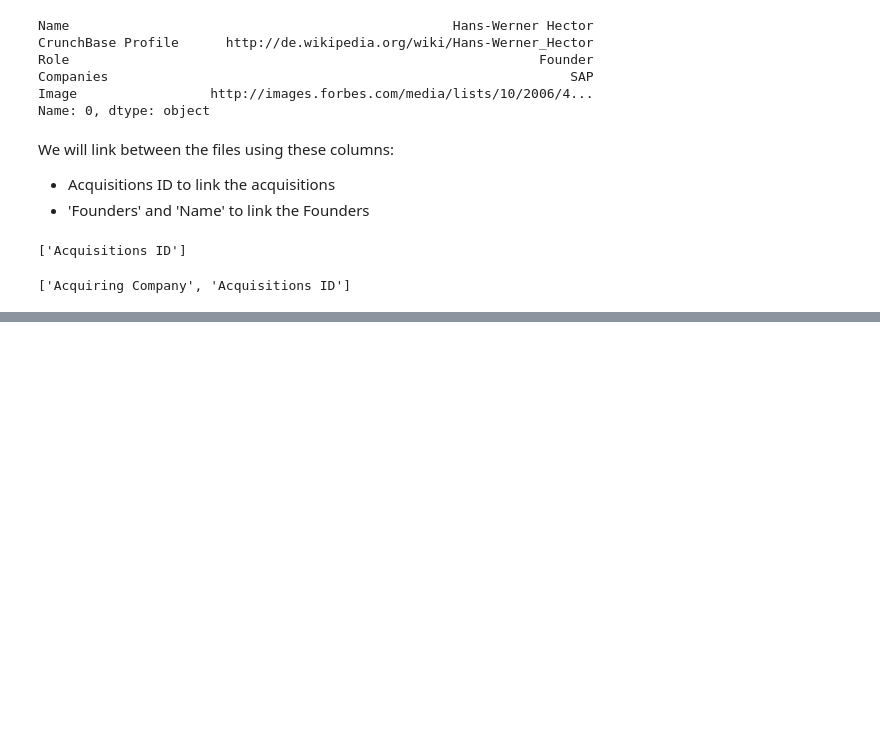
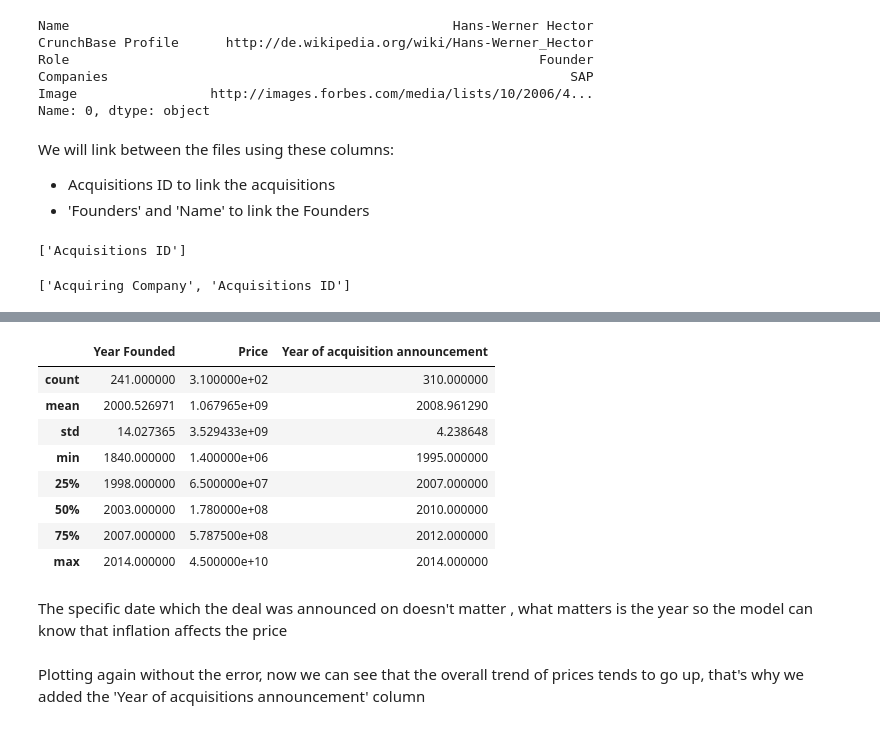
Before and after one commit to Omar-Elhakim/TechCompaniesPricePrediction, a Jupyter notebook: main.ipynb, the cells around one changed output, grey strips where cells are left out. Cells and saved outputs as stored; diff of their text form; code cells hidden in the pictures; blank space fills up the shorter version.

```diff
--- a/main.ipynb
+++ b/main.ipynb
@@ -95,0 +247,9 @@ np.intersect1d(acquiring.columns, acquisitions.columns).tolist()
+# %%
+acquisitions.loc[acquisitions['Year of acquisition announcement']==2104,'Year of acquisition announcement']=2014
+# %%
+acquired['Price']=None
+acquired['Year of acquisition announcement']=None
+# %%
+for i,company in enumerate(acquisitions['Acquired Company']):
+    acquired.loc[acquired['Company']==company,'Price']=acquisitions.iloc[i]['Price']
+    acquired.loc[acquired['Company']==company,'Year of acquisition announcement']=acquisitions.iloc[i]['Year of acquisition announcement']
@@ -95,0 +258,17 @@ np.intersect1d(acquiring.columns, acquisitions.columns).tolist()
+# %%
+acquired=acquired.infer_objects()
+acquisitions=acquisitions.infer_objects()
+# %%
+acquired.describe()
+# %% [output]
+|  | Year Founded | Price | Year of acquisition announcement |
+| count | 241.000000 | 3.100000e+02 | 310.000000 |
+| mean | 2000.526971 | 1.067965e+09 | 2008.961290 |
+| std | 14.027365 | 3.529433e+09 | 4.238648 |
+| min | 1840.000000 | 1.400000e+06 | 1995.000000 |
+| 25% | 1998.000000 | 6.500000e+07 | 2007.000000 |
+| 50% | 2003.000000 | 1.780000e+08 | 2010.000000 |
+| 75% | 2007.000000 | 5.787500e+08 | 2012.000000 |
+| max | 2014.000000 | 4.500000e+10 | 2014.000000 |
+# %% [markdown]
+The specific date which the deal was announced on doesn't matter , what matters is the year so the model can know that inflation affects the price
@@ -95,0 +277,2 @@ np.intersect1d(acquiring.columns, acquisitions.columns).tolist()
+# %% [markdown]
+Plotting again without the error, now we can see that the overall trend of prices tends to go up, that's why we added the 'Year of acquisitions announcement' column
```
Also changed, not shown: parts of 36 cells of this notebook, 1 other file.
